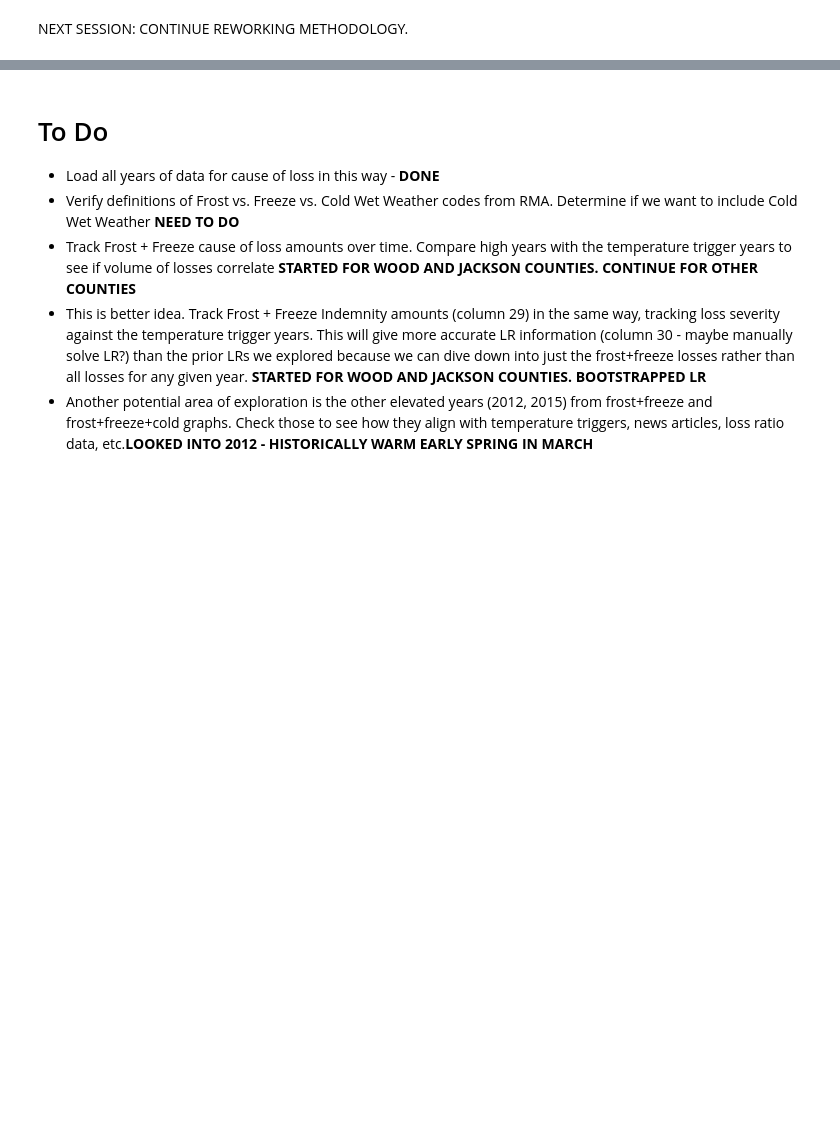
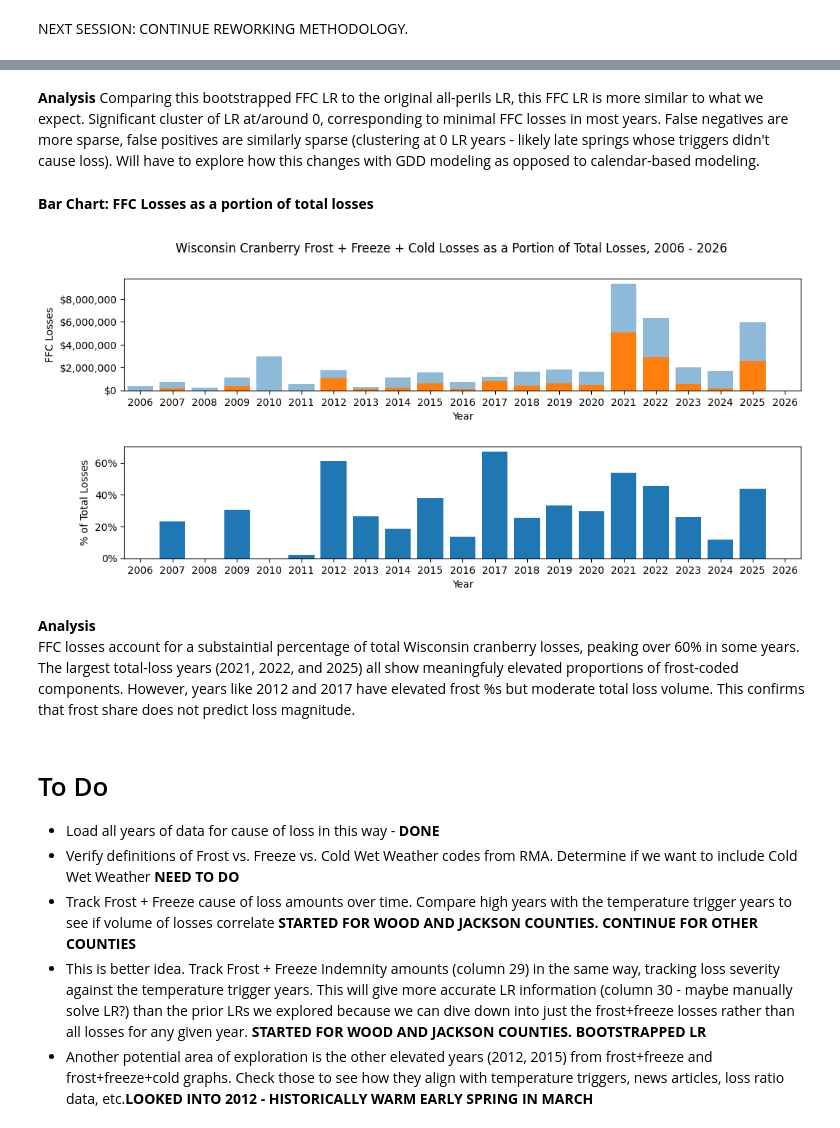
Before and after one commit to michaeljschumacher/parametric-cranberry, a Jupyter notebook: parametric_cranberry.ipynb, the cells around one changed output, grey strips where cells are left out. Cells and saved outputs as stored; diff of their text form; code cells hidden in the pictures; blank space fills up the shorter version.

```diff
--- a/parametric_cranberry.ipynb
+++ b/parametric_cranberry.ipynb
@@ -1005,3 +1100,43 @@ NEXT SESSION: CONTINUE REWORKING METHODOLOGY.
+# %% [markdown]
+**Analysis**
+Comparing this bootstrapped FFC LR to the original all-perils LR, this FFC LR is more similar to what we expect. Significant cluster of LR at/around 0, corresponding to minimal FFC losses in most years. False negatives are more sparse, false positives are similarly sparse (clustering at 0 LR years - likely late springs whose triggers didn't cause loss). Will have to explore how this changes with GDD modeling as opposed to calendar-based modeling.
+# %% [markdown]
+**Bar Chart: FFC Losses as a portion of total losses**
+# %%
+
+full_cran_annual = full_cran.groupby("year").agg(
+    indemnity = ("IndemnityAmt", "sum"),
+    record_count = ("IndemnityAmt", "count")).reset_index()
+
+fig, axs = plt.subplots(2,1, figsize = (12,5))
+fig.suptitle("Wisconsin Cranberry Frost + Freeze + Cold Losses as a Portion of Total Losses, 2006 - 2026")
+axs[0].bar(full_cran_annual["year"], full_cran_annual["indemnity"], alpha = 0.5)
+axs[0].bar(ffc_by_year["year"], ffc_by_year["indemnity"])
+axs[0].set_xticks(range(2006,2027))
+axs[0].set_ylabel("FFC Losses")
+axs[0].yaxis.set_major_formatter(plt.FuncFormatter(lambda x, _: f"${x:,.0f}"))
+axs[0].set_xlabel("Year")
+
+plt.subplots_adjust(hspace=0.5)
+
+combined = full_cran_annual.merge(ffc_by_year[["year", "indemnity"]], on ="year", how = 'right', suffixes =("_total", "_ffc"))
+
+combined["indemnity_ffc"] = combined["indemnity_ffc"].fillna(0)
+combined["pct_ffc"] = 100 * combined["indemnity_ffc"] / combined["indemnity_total"]
+axs[1].bar(combined["year"], combined["pct_ffc"])
+axs[1].set_xticks(range(2006,2027))
+axs[1].yaxis.set_major_formatter(ticker.PercentFormatter())
+axs[1].set_ylabel("% of Total Losses")
+axs[1].set_xlabel("Year")
+
+for ax in axs:
+    ax.set_xticks(range(2006, 2027))
+    ax.set_xlim(2005.5, 2026.5)
+# %% [output]
+[figure, added]
+# %% [markdown]
+**Analysis** <br>
+FFC losses account for a substaintial percentage of total Wisconsin cranberry losses, peaking over 60% in some years. The largest total-loss years (2021, 2022, and 2025) all show meaningfuly elevated proportions of frost-coded components. However, years like 2012 and 2017 have elevated frost %s but moderate total loss volume. This confirms that frost share does not predict loss magnitude.
 # %% [markdown]
 # To Do
 - Load all years of data for cause of loss in this way - **DONE**
```
Also changed, not shown: parts of 18 cells of this notebook, 2 other files.
